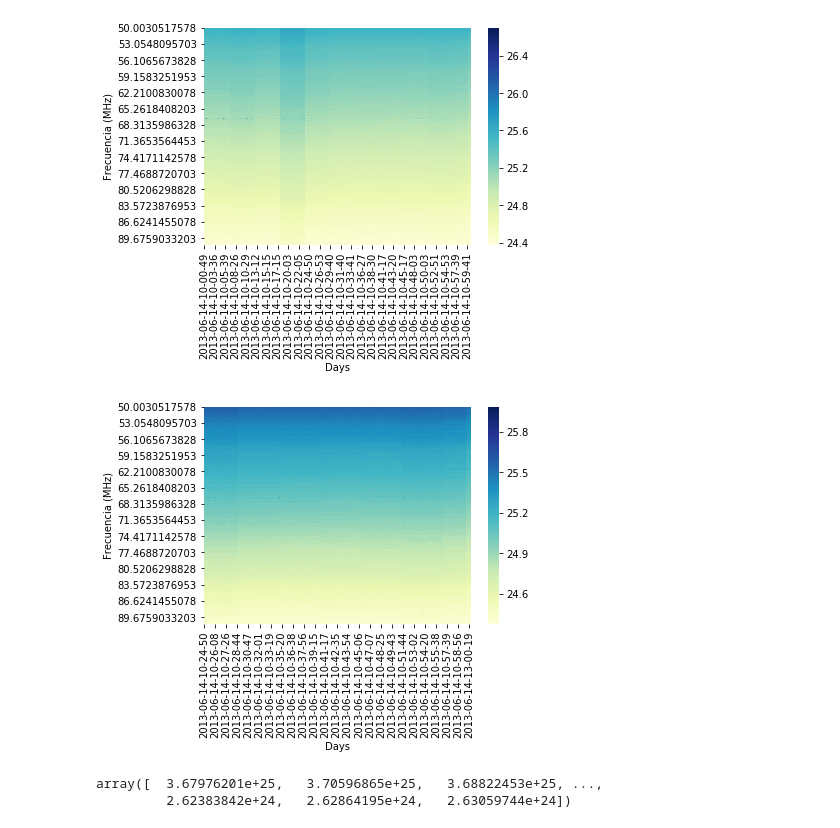
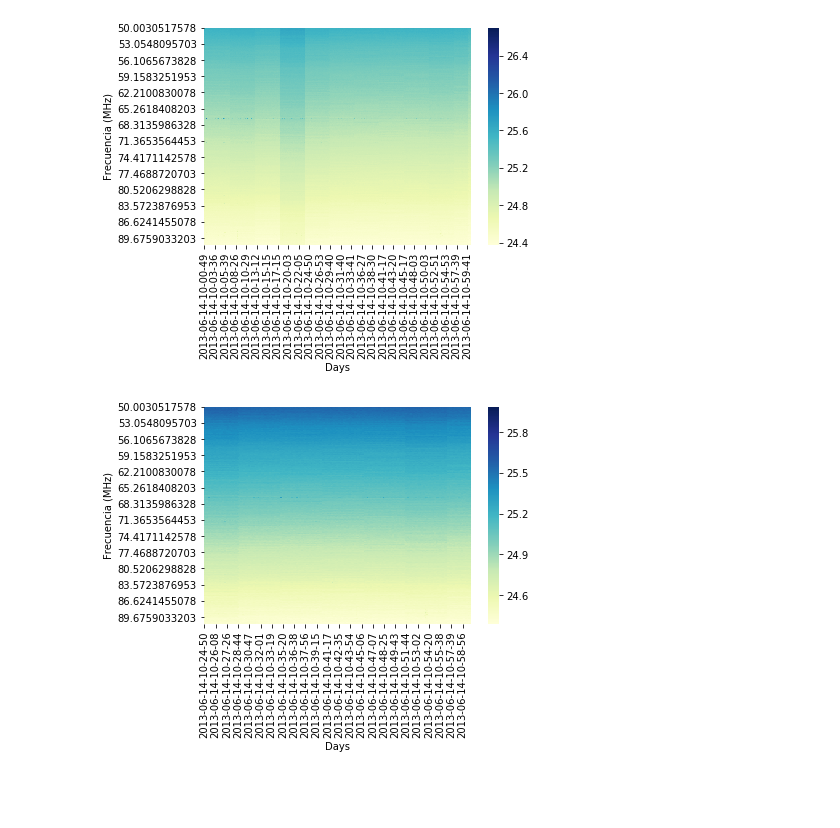
Before and after one commit to HiramHerrera/SciHi, a Jupyter notebook: calibration.ipynb, the cells around one changed output. Drawn from its saved outputs; the diff is of its cells as text; code cells hidden in the pictures; blank space fills up the shorter version.

```diff
--- a/calibration.ipynb
+++ b/calibration.ipynb
@@ -40,20 +41,13 @@ plt.ylabel('Frecuencia (MHz)')
 Text(33,0.5,u'Frecuencia (MHz)')
 [figure]
 # %%
-temp = Temps.loc[:,'2013-06-14-10-24-50':'2013-06-14-13-00-30']
+temp = Temps.loc[:,'2013-06-14-10-24-50':'2013-06-14-10-59-52']
 data = temp.values
 sb.heatmap(np.log10(temp), cmap='YlGnBu', yticklabels=400)
 plt.xlabel('Days')
 plt.ylabel('Frecuencia (MHz)')
-plt.savefig('Imagenes/Data_%s_%s.png'%('2013-06-14-10-24-50','2013-06-14-13-00-30'))
-index = Temps.index
+plt.savefig('Imagenes/Data_%s_%s.png'%('2013-06-14-10-24-50','2013-06-14-10-59-52'))
+index = Temps.index.values
 # %% [output]
-[figure, old version]
+[figure, new version]
-# %%
-temps_mean= np.zeros(len(index))
-temps_mean = np.mean(data, axis=1)
-temps_mean
-# %% [output]
-array([  3.67976201e+25,   3.70596865e+25,   3.68822453e+25, ...,
-         2.62383842e+24,   2.62864195e+24,   2.63059744e+24])
 # %%
```
Also changed, not shown: parts of 21 cells of this notebook, 4 other files.
